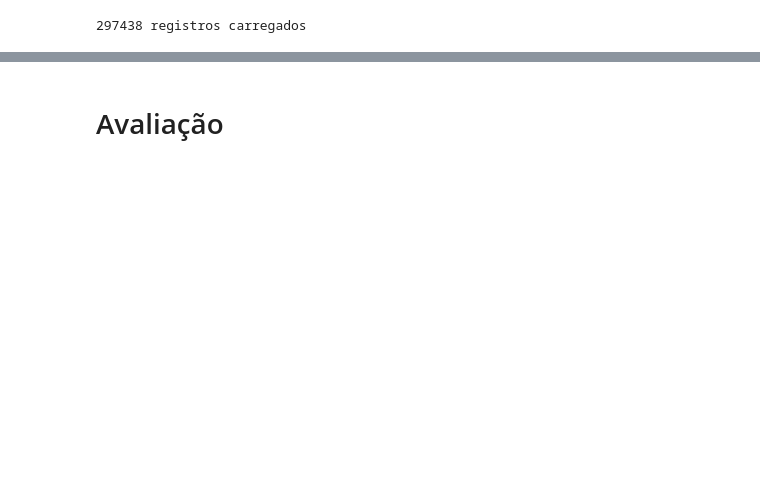
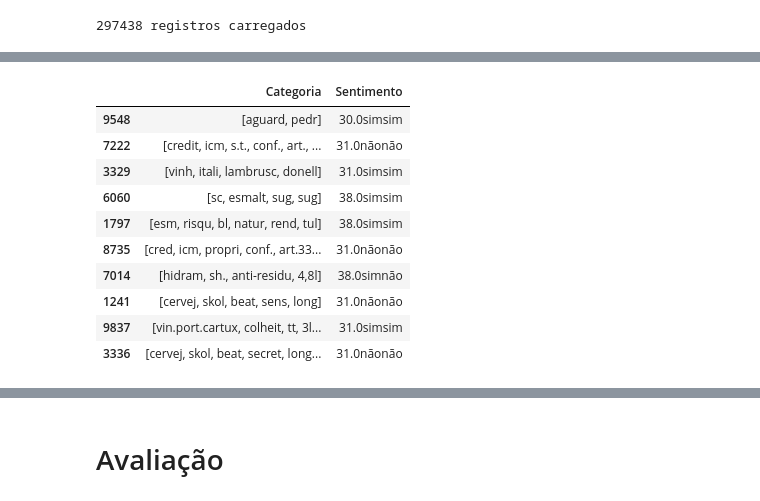
Before and after one commit to svponte/mdm, a Jupyter notebook: main.ipynb, the cells around one changed output, grey strips where cells are left out. Cells and saved outputs as stored; diff of their text form; code cells hidden in the pictures; blank space fills up the shorter version.

```diff
--- a/main.ipynb
+++ b/main.ipynb
@@ -249,3 +124,0 @@ AttributeError: 'numpy.ndarray' object has no attribute 'fit'
-# %%
-#J
-classificador = nltk.NaiveBayesClassifier.train(X_train)
@@ -251,0 +188,4 @@ classificador = nltk.NaiveBayesClassifier.train(X_train)
+# %%
+# StopWords já contempladas na biblioteca NLTK
+lista_Stop = nltk.corpus.stopwords.words('portuguese')
+#np.transpose(lista_Stop)
@@ -251,0 +197,14 @@ classificador = nltk.NaiveBayesClassifier.train(X_train)
+# %%
+# Remover sufixos e prefixos das palavras
+def aplica_Stemmer(texto):
+    global nltk
+    global lista_Stop
+    nltk.download('rslp')
+    stemmer = nltk.stem.RSLPStemmer()
+    frases_sem_Stemming = []
+    for ( Categoria, NovaDescricao) in texto:
+        com_Stemming = [str(stemmer.stem(p)) for p in NovaDescricao.split() if p not in lista_Stop]
+        frases_sem_Stemming.append((com_Stemming, Categoria))
+    return frases_sem_Stemming
+# %%
+frases_com_Stem_treinamento = aplica_Stemmer(base_treino.values)
@@ -251,0 +215,14 @@ classificador = nltk.NaiveBayesClassifier.train(X_train)
+# %%
+pd.DataFrame(frases_com_Stem_treinamento, columns=['Categoria', 'Sentimento']).sample(10)
+# %% [output]
+|  | Categoria | Sentimento |
+| 9548 | [aguard, pedr] | 30.0simsim |
+| 7222 | [credit, icm, s.t., conf., art., ... | 31.0nãonão |
+| 3329 | [vinh, itali, lambrusc, donell] | 31.0simsim |
+| 6060 | [sc, esmalt, sug, sug] | 38.0simsim |
+| 1797 | [esm, risqu, bl, natur, rend, tul] | 38.0simsim |
+| 8735 | [cred, icm, propri, conf., art.33... | 31.0nãonão |
+| 7014 | [hidram, sh., anti-residu, 4,8l] | 38.0simnão |
+| 1241 | [cervej, skol, beat, sens, long] | 31.0nãonão |
+| 9837 | [vin.port.cartux, colheit, tt, 3l... | 31.0simsim |
+| 3336 | [cervej, skol, beat, secret, long... | 31.0nãonão |
```
Also changed, not shown: parts of 83 cells of this notebook, 7 other files.
